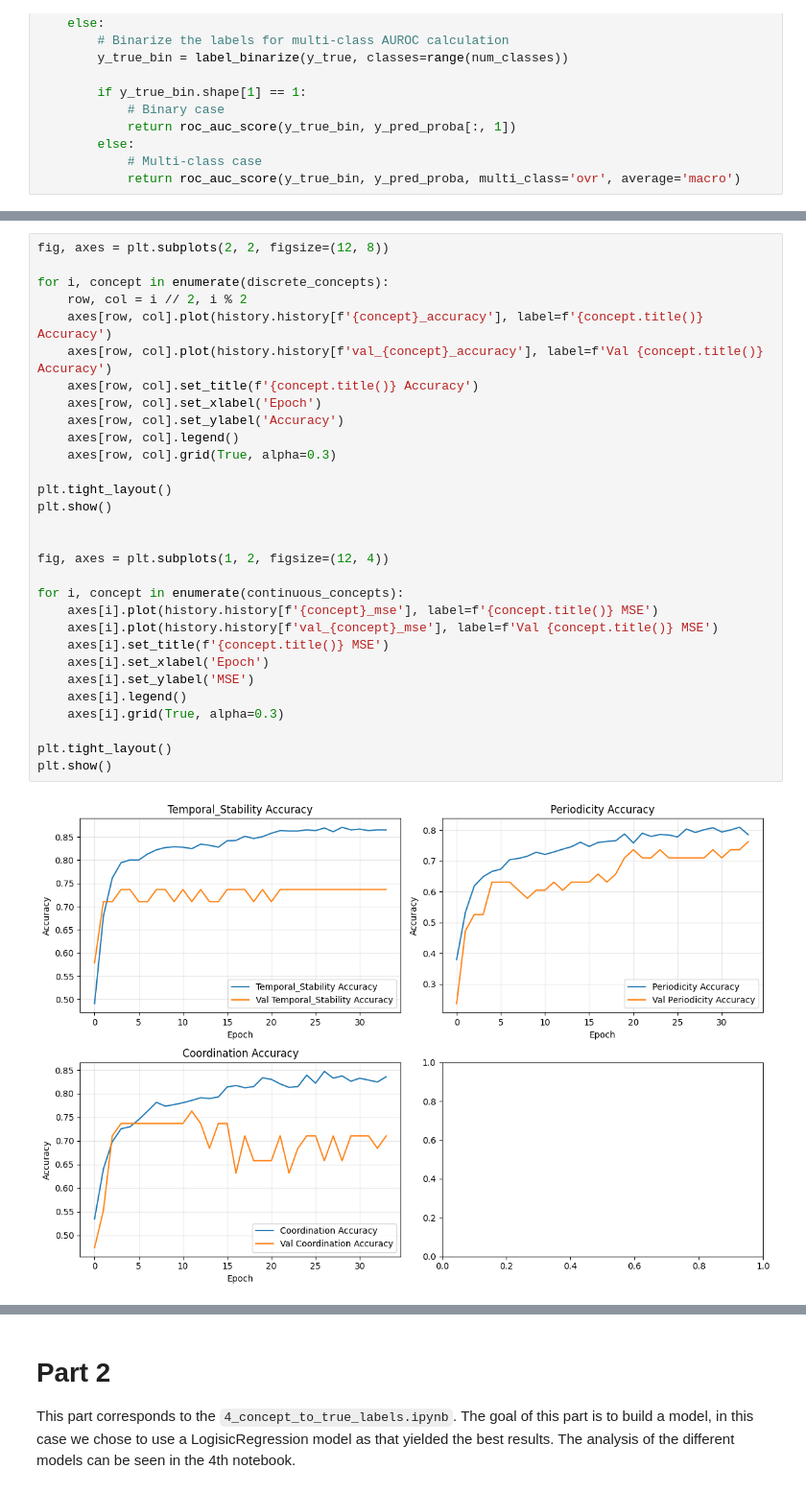
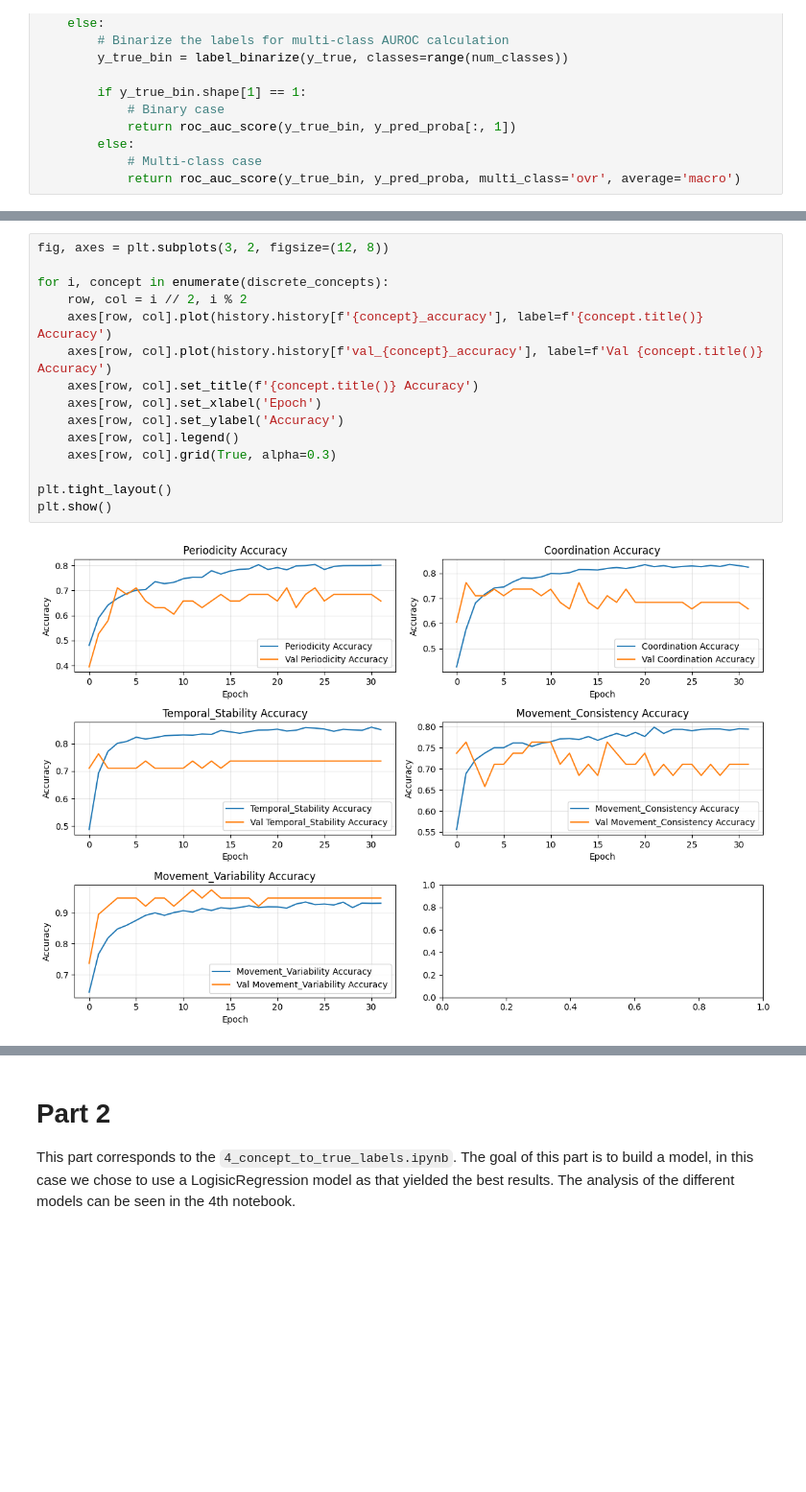
Before and after one commit to tudormatei/dsai-project, a Jupyter notebook: tudor_organized_workflow/CBM.ipynb, the cells around one changed output, grey strips where cells are left out. Shown at 96% size. Cells and saved outputs as stored; diff of their text form; blank space fills up the shorter version.

```diff
--- a/tudor_organized_workflow/CBM.ipynb
+++ b/tudor_organized_workflow/CBM.ipynb
@@ -493,32 +478,17 @@ Overall Average AUROC (classification concepts): 0.8435
 # %%
-fig, axes = plt.subplots(2, 2, figsize=(12, 8))
+fig, axes = plt.subplots(3, 2, figsize=(12, 8))
 
 for i, concept in enumerate(discrete_concepts):
     row, col = i // 2, i % 2
     axes[row, col].plot(history.history[f'{concept}_accuracy'], label=f'{concept.title()} Accuracy')
     axes[row, col].plot(history.history[f'val_{concept}_accuracy'], label=f'Val {concept.title()} Accuracy')
     axes[row, col].set_title(f'{concept.title()} Accuracy')
     axes[row, col].set_xlabel('Epoch')
     axes[row, col].set_ylabel('Accuracy')
     axes[row, col].legend()
     axes[row, col].grid(True, alpha=0.3)
 
 plt.tight_layout()
 plt.show()
-
-
-fig, axes = plt.subplots(1, 2, figsize=(12, 4))
-
-for i, concept in enumerate(continuous_concepts):
-    axes[i].plot(history.history[f'{concept}_mse'], label=f'{concept.title()} MSE')
-    axes[i].plot(history.history[f'val_{concept}_mse'], label=f'Val {concept.title()} MSE')
-    axes[i].set_title(f'{concept.title()} MSE')
-    axes[i].set_xlabel('Epoch')
-    axes[i].set_ylabel('MSE')
-    axes[i].legend()
-    axes[i].grid(True, alpha=0.3)
-
-plt.tight_layout()
-plt.show()
 # %% [output]
-[figure, old version]
+[figure, new version]
```
Also changed, not shown: parts of 11 cells of this notebook.
